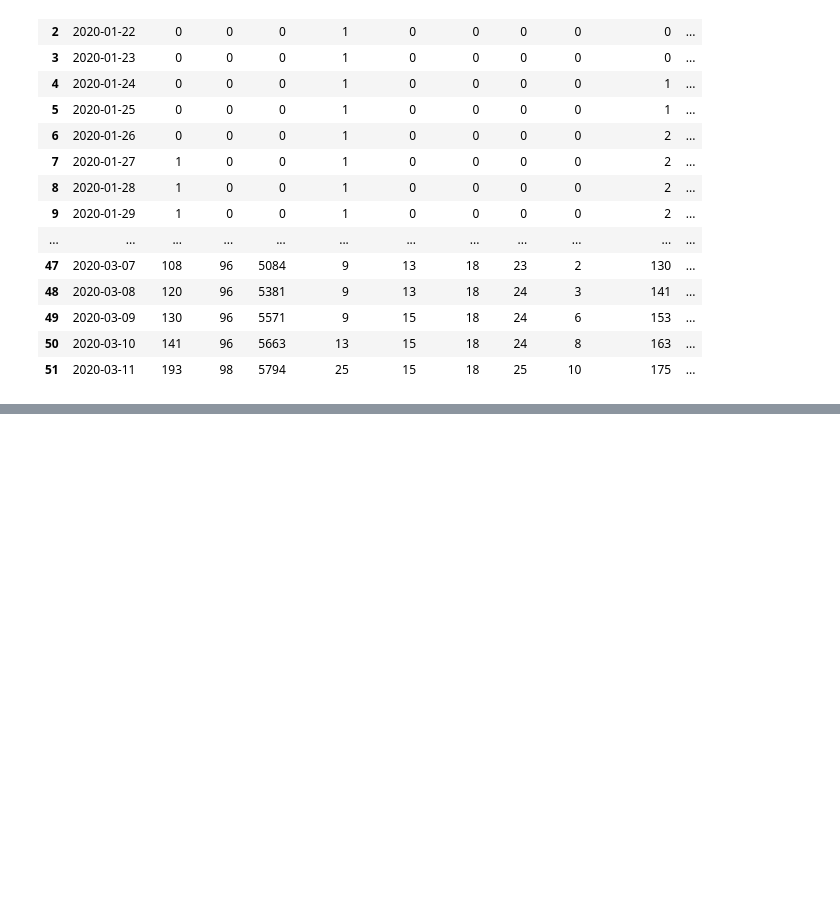
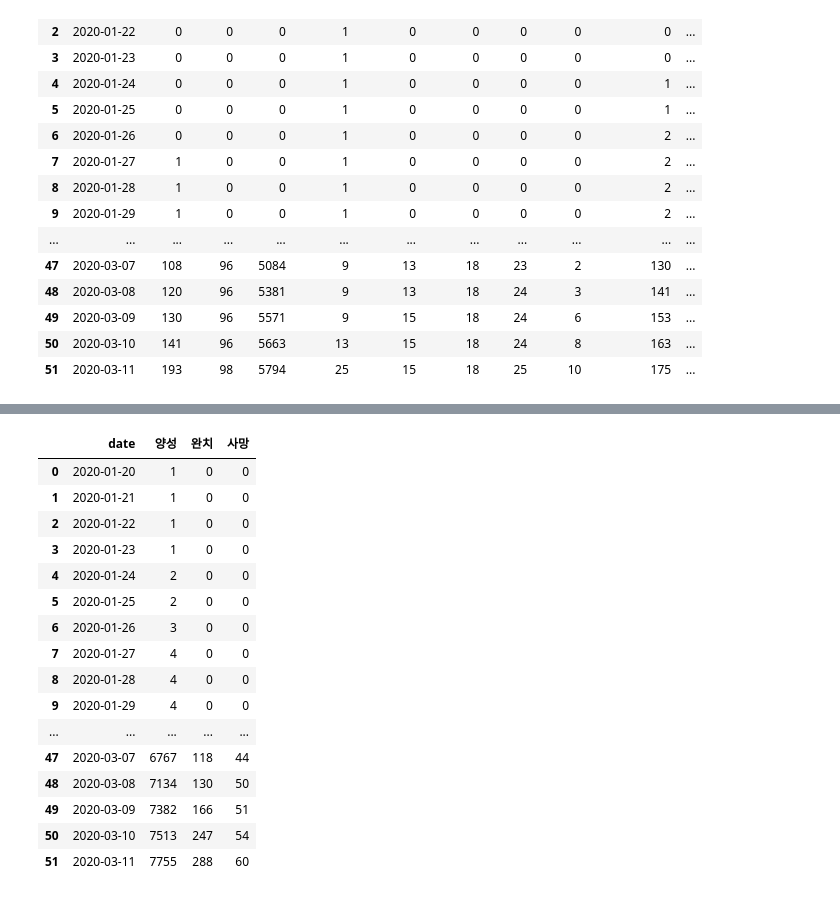
Before and after one commit to seungjae1162/Learning_Spoons_Second_Project, a Jupyter notebook: IH/코로나_지역_animation.ipynb, the cells around one changed output, grey strips where cells are left out. Cells and saved outputs as stored; diff of their text form; code cells hidden in the pictures; blank space fills up the shorter version.

```diff
--- a/IH/코로나_지역_animation.ipynb
+++ b/IH/코로나_지역_animation.ipynb
@@ -18,8 +18,8 @@ import matplotlib.pyplot as plt
 plt.rc('font',family='Malgun Gothic')
 plt.rc('axes', unicode_minus=False)
 # %%
-d_f = pd.read_csv('data/time.csv')
-d_f
+df = pd.read_csv('data/time.csv')
+df
 # %% [output]
 |  | date | time | test | negative | confirmed | released | deceased | Seoul | Busan | Daegu | ... |
 | 0 | 2020-01-20 | 16 | 1 | 0 | 1 | 0 | 0 | 0 | 0 | 0 | ... |
@@ -82,0 +99,3 @@ data = data.drop(idx_nm_1)
+# %%
+df_all = df.loc[:,'date':'deceased']
+df_all.head()
@@ -82,0 +109,4 @@ data = data.drop(idx_nm_1)
+# %%
+df_all = df_all.sort_values(by='date')
+df_all.columns = ['date','time','검사수','음성', '양성','완치','사망']
+df_all.head()
@@ -83 +120,22 @@ data = data.drop(idx_nm_1)
+# %%
+data =df_all.loc[:,['date','양성','완치','사망']]
+data
+# %% [output]
+|  | date | 양성 | 완치 | 사망 |
+| 0 | 2020-01-20 | 1 | 0 | 0 |
+| 1 | 2020-01-21 | 1 | 0 | 0 |
+| 2 | 2020-01-22 | 1 | 0 | 0 |
+| 3 | 2020-01-23 | 1 | 0 | 0 |
+| 4 | 2020-01-24 | 2 | 0 | 0 |
+| 5 | 2020-01-25 | 2 | 0 | 0 |
+| 6 | 2020-01-26 | 3 | 0 | 0 |
+| 7 | 2020-01-27 | 4 | 0 | 0 |
+| 8 | 2020-01-28 | 4 | 0 | 0 |
+| 9 | 2020-01-29 | 4 | 0 | 0 |
+| ... | ... | ... | ... | ... |
+| 47 | 2020-03-07 | 6767 | 118 | 44 |
+| 48 | 2020-03-08 | 7134 | 130 | 50 |
+| 49 | 2020-03-09 | 7382 | 166 | 51 |
+| 50 | 2020-03-10 | 7513 | 247 | 54 |
+| 51 | 2020-03-11 | 7755 | 288 | 60 |
 # %%
```
Also changed, not shown: parts of 16 cells of this notebook.
